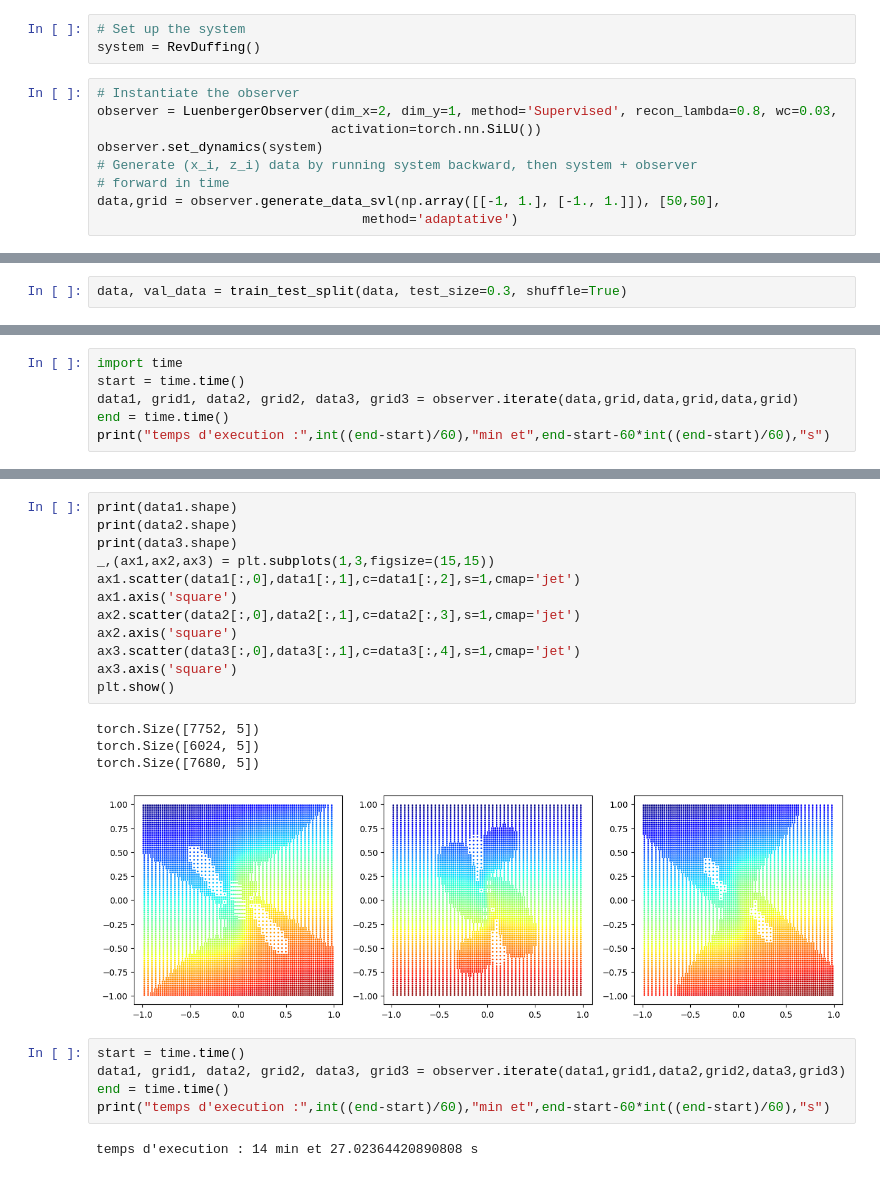
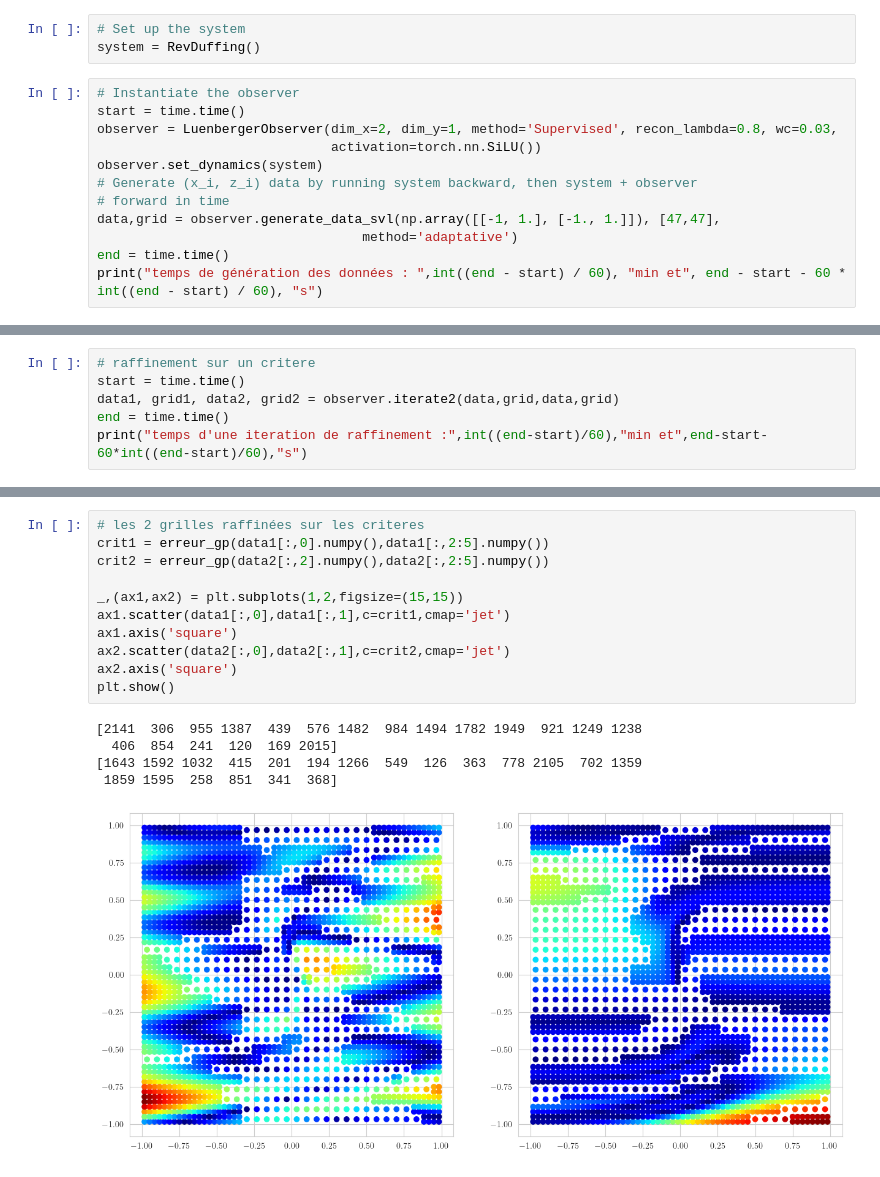
Before and after one commit to Centre-automatique-et-systemes/learn_observe_KKL, a Jupyter notebook: jupyter_notebooks/2_tut_supervised_duffing.ipynb, the cells around one changed output, grey strips where cells are left out. Drawn from its saved outputs; the diff is of its cells as text.

```diff
--- a/jupyter_notebooks/2_tut_supervised_duffing.ipynb
+++ b/jupyter_notebooks/2_tut_supervised_duffing.ipynb
@@ -31,10 +31,13 @@ import matplotlib.pyplot as plt
 system = RevDuffing()
 # %%
 # Instantiate the observer
+start = time.time()
 observer = LuenbergerObserver(dim_x=2, dim_y=1, method='Supervised', recon_lambda=0.8, wc=0.03,
                               activation=torch.nn.SiLU())
 observer.set_dynamics(system)
 # Generate (x_i, z_i) data by running system backward, then system + observer
 # forward in time
-data,grid = observer.generate_data_svl(np.array([[-1, 1.], [-1., 1.]]), [50,50],
+data,grid = observer.generate_data_svl(np.array([[-1, 1.], [-1., 1.]]), [47,47],
                                   method='adaptative')
+end = time.time()
+print("temps de génération des données : ",int((end - start) / 60), "min et", end - start - 60 * int((end - start) / 60), "s")
@@ -41,2 +45,0 @@ data,grid = observer.generate_data_svl(np.array([[-1, 1.], [-1., 1.]]), [50,50],
-# %%
-data, val_data = train_test_split(data, test_size=0.3, shuffle=True)
@@ -97,7 +87,7 @@ plt.show()
 # %%
-import time
+# raffinement sur un critere
 start = time.time()
-data1, grid1, data2, grid2, data3, grid3 = observer.iterate(data,grid,data,grid,data,grid)
+data1, grid1, data2, grid2 = observer.iterate2(data,grid,data,grid)
 end = time.time()
-print("temps d'execution :",int((end-start)/60),"min et",end-start-60*int((end-start)/60),"s")
+print("temps d'une iteration de raffinement :",int((end-start)/60),"min et",end-start-60*int((end-start)/60),"s")
 # %% [output]
@@ -105,24 +111,17 @@ temps d'execution : 23 min et 4.729706525802612 s
 # %%
-print(data1.shape)
-print(data2.shape)
-print(data3.shape)
-_,(ax1,ax2,ax3) = plt.subplots(1,3,figsize=(15,15))
-ax1.scatter(data1[:,0],data1[:,1],c=data1[:,2],s=1,cmap='jet')
+# les 2 grilles raffinées sur les criteres
+crit1 = erreur_gp(data1[:,0].numpy(),data1[:,2:5].numpy())
+crit2 = erreur_gp(data2[:,2].numpy(),data2[:,2:5].numpy())
+
+_,(ax1,ax2) = plt.subplots(1,2,figsize=(15,15))
+ax1.scatter(data1[:,0],data1[:,1],c=crit1,cmap='jet')
 ax1.axis('square')
-ax2.scatter(data2[:,0],data2[:,1],c=data2[:,3],s=1,cmap='jet')
+ax2.scatter(data2[:,0],data2[:,1],c=crit2,cmap='jet')
 ax2.axis('square')
-ax3.scatter(data3[:,0],data3[:,1],c=data3[:,4],s=1,cmap='jet')
-ax3.axis('square')
 plt.show()
 # %% [output]
-torch.Size([7752, 5])
-torch.Size([6024, 5])
-torch.Size([7680, 5])
+[2141  306  955 1387  439  576 1482  984 1494 1782 1949  921 1249 1238
+  406  854  241  120  169 2015]
+[1643 1592 1032  415  201  194 1266  549  126  363  778 2105  702 1359
+ 1859 1595  258  851  341  368]
-[figure, old version]
+[figure, new version]
-# %%
-start = time.time()
-data1, grid1, data2, grid2, data3, grid3 = observer.iterate(data1,grid1,data2,grid2,data3,grid3)
-end = time.time()
-print("temps d'execution :",int((end-start)/60),"min et",end-start-60*int((end-start)/60),"s")
-# %% [output]
-temps d'execution : 14 min et 27.02364420890808 s
```
Also changed, not shown: parts of 21 cells of this notebook, 7 other files.
